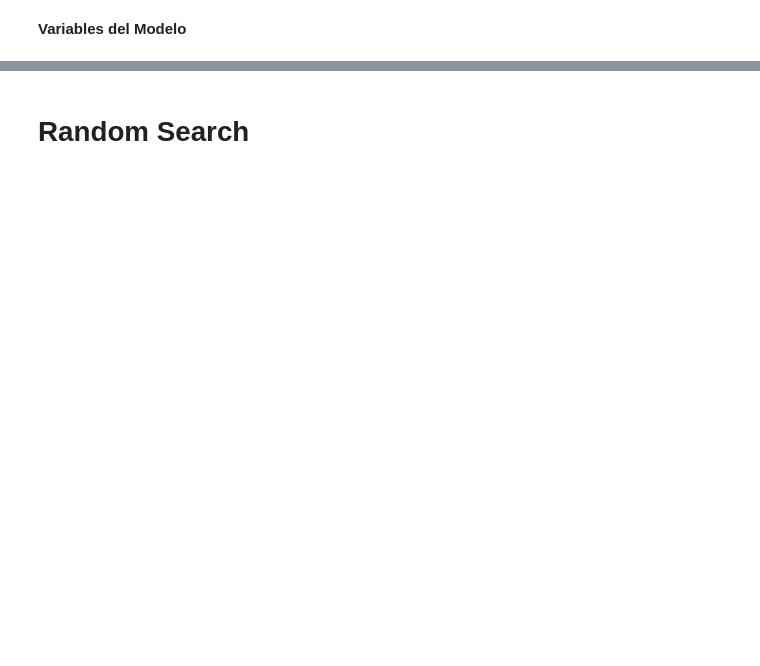
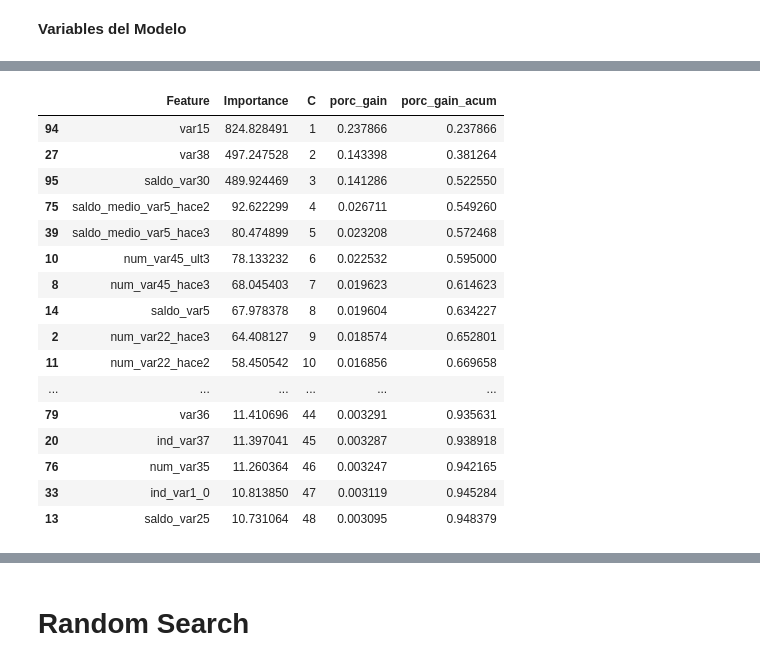
Before and after one commit to AntonioGarciaData/prueba_codigos_PEA_ML_DL, a Jupyter notebook: Supervised_models /Decission_Tree/Lab_Santander.ipynb, the cells around one changed output, grey strips where cells are left out. Saved outputs shown, nothing was run; the diff lists cells and outputs as text; code cells hidden in the pictures; blank space fills up the shorter version.

```diff
--- a/Supervised_models /Decission_Tree/Lab_Santander.ipynb
+++ b/Supervised_models /Decission_Tree/Lab_Santander.ipynb
@@ -994,5 +1019,25 @@ plt.plot(pdVarImp.C,pdVarImp.porc_gain.cumsum(axis=0))
 # %%
 pdVarImp['porc_gain_acum'] = pdVarImp.porc_gain.cumsum(axis = 0)
+# %%
+pdVarImp.loc[pdVarImp.porc_gain_acum <= 0.95]
+# %% [output]
+|  | Feature | Importance | C | porc_gain | porc_gain_acum |
+| 94 | var15 | 824.828491 | 1 | 0.237866 | 0.237866 |
+| 27 | var38 | 497.247528 | 2 | 0.143398 | 0.381264 |
+| 95 | saldo_var30 | 489.924469 | 3 | 0.141286 | 0.522550 |
+| 75 | saldo_medio_var5_hace2 | 92.622299 | 4 | 0.026711 | 0.549260 |
+| 39 | saldo_medio_var5_hace3 | 80.474899 | 5 | 0.023208 | 0.572468 |
+| 10 | num_var45_ult3 | 78.133232 | 6 | 0.022532 | 0.595000 |
+| 8 | num_var45_hace3 | 68.045403 | 7 | 0.019623 | 0.614623 |
+| 14 | saldo_var5 | 67.978378 | 8 | 0.019604 | 0.634227 |
+| 2 | num_var22_hace3 | 64.408127 | 9 | 0.018574 | 0.652801 |
+| 11 | num_var22_hace2 | 58.450542 | 10 | 0.016856 | 0.669658 |
+| ... | ... | ... | ... | ... | ... |
+| 79 | var36 | 11.410696 | 44 | 0.003291 | 0.935631 |
+| 20 | ind_var37 | 11.397041 | 45 | 0.003287 | 0.938918 |
+| 76 | num_var35 | 11.260364 | 46 | 0.003247 | 0.942165 |
+| 33 | ind_var1_0 | 10.813850 | 47 | 0.003119 | 0.945284 |
+| 13 | saldo_var25 | 10.731064 | 48 | 0.003095 | 0.948379 |
 # %%
 pdVarImp.transpose()
 # %% [output]
```
Also changed, not shown: parts of 39 cells of this notebook.
